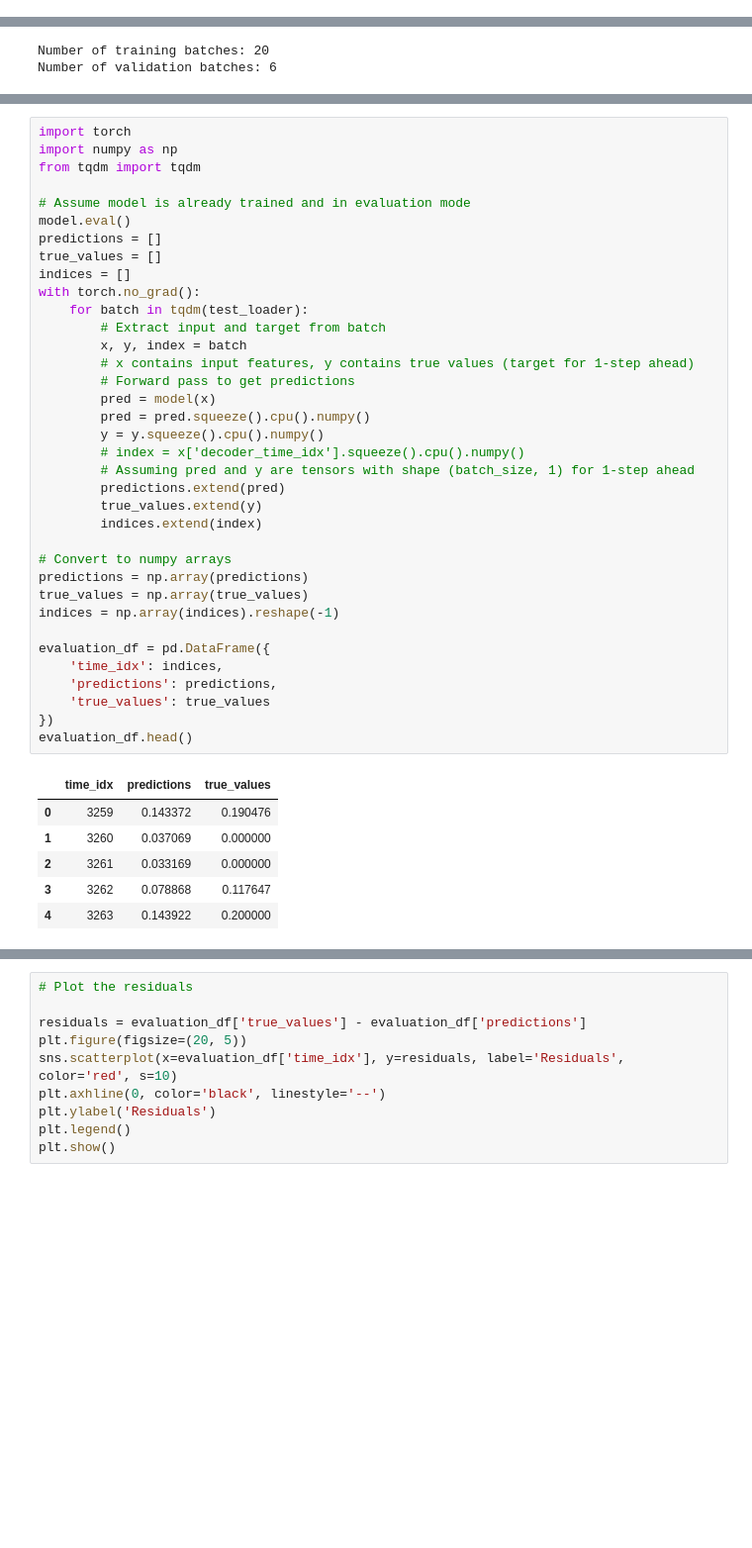
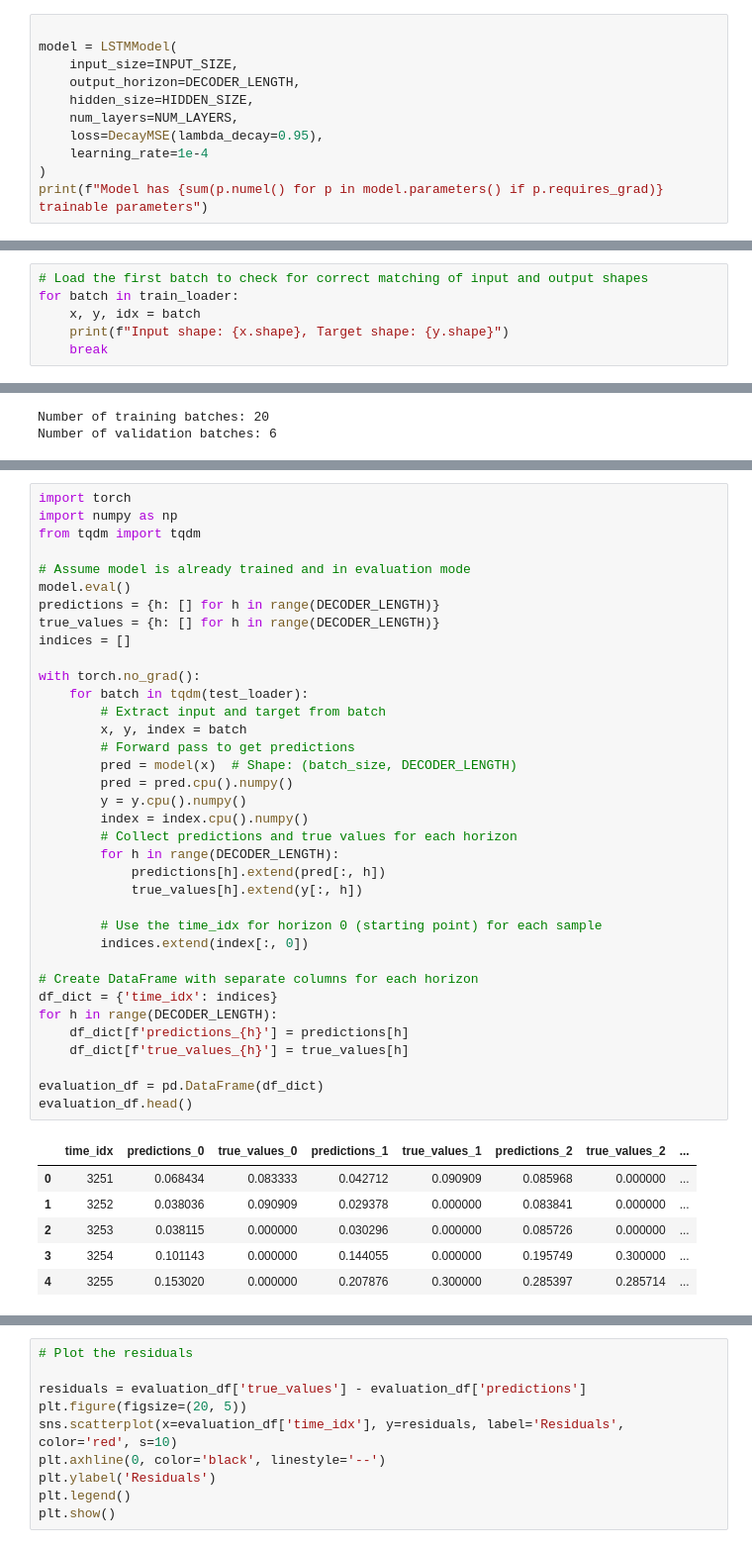
Before and after one commit to chauanphu/pl-forecasting, a Jupyter notebook: LSTM.ipynb, the cells around one changed output, grey strips where cells are left out. Shown at 99% size. Drawn from its saved outputs; the diff is of its cells as text; blank space fills up the shorter version.

```diff
--- a/LSTM.ipynb
+++ b/LSTM.ipynb
@@ -293,0 +310,11 @@ Model has 153153 trainable parameters
+# %%
+
+model = LSTMModel(
+    input_size=INPUT_SIZE,
+    output_horizon=DECODER_LENGTH,
+    hidden_size=HIDDEN_SIZE,
+    num_layers=NUM_LAYERS,
+    loss=DecayMSE(lambda_decay=0.95),
+    learning_rate=1e-4
+)
+print(f"Model has {sum(p.numel() for p in model.parameters() if p.requires_grad)} trainable parameters")
@@ -293,0 +324,6 @@ Model has 153153 trainable parameters
+# %%
+# Load the first batch to check for correct matching of input and output shapes
+for batch in train_loader:
+    x, y, idx = batch
+    print(f"Input shape: {x.shape}, Target shape: {y.shape}")
+    break
@@ -352,46 +392,46 @@ LOCAL_RANK: 0 - CUDA_VISIBLE_DEVICES: [0]
 # %%
 import torch
 import numpy as np
 from tqdm import tqdm
 
 # Assume model is already trained and in evaluation mode
 model.eval()
-predictions = []
-true_values = []
+predictions = {h: [] for h in range(DECODER_LENGTH)}
+true_values = {h: [] for h in range(DECODER_LENGTH)}
 indices = []
+
 with torch.no_grad():
     for batch in tqdm(test_loader):
         # Extract input and target from batch
         x, y, index = batch
-        # x contains input features, y contains true values (target for 1-step ahead)
         # Forward pass to get predictions
-        pred = model(x)
-        pred = pred.squeeze().cpu().numpy()
-        y = y.squeeze().cpu().numpy()
-        # index = x['decoder_time_idx'].squeeze().cpu().numpy()
-        # Assuming pred and y are tensors with shape (batch_size, 1) for 1-step ahead
-        predictions.extend(pred)
-        true_values.extend(y)
-        indices.extend(index)
+        pred = model(x)  # Shape: (batch_size, DECODER_LENGTH)
+        pred = pred.cpu().numpy()
+        y = y.cpu().numpy()
+        index = index.cpu().numpy()
+        # Collect predictions and true values for each horizon
+        for h in range(DECODER_LENGTH):
+            predictions[h].extend(pred[:, h])
+            true_values[h].extend(y[:, h])
 
-# Convert to numpy arrays
-predictions = np.array(predictions)
-true_values = np.array(true_values)
-indices = np.array(indices).reshape(-1)
+        # Use the time_idx for horizon 0 (starting point) for each sample
+        indices.extend(index[:, 0])
 
-evaluation_df = pd.DataFrame({
-    'time_idx': indices,
-    'predictions': predictions,
-    'true_values': true_values
-})
+# Create DataFrame with separate columns for each horizon
+df_dict = {'time_idx': indices}
+for h in range(DECODER_LENGTH):
+    df_dict[f'predictions_{h}'] = predictions[h]
+    df_dict[f'true_values_{h}'] = true_values[h]
+
+evaluation_df = pd.DataFrame(df_dict)
 evaluation_df.head()
 # %% [output]
-|  | time_idx | predictions | true_values |
-| 0 | 3259 | 0.143372 | 0.190476 |
-| 1 | 3260 | 0.037069 | 0.000000 |
-| 2 | 3261 | 0.033169 | 0.000000 |
-| 3 | 3262 | 0.078868 | 0.117647 |
-| 4 | 3263 | 0.143922 | 0.200000 |
+|  | time_idx | predictions_0 | true_values_0 | predictions_1 | true_values_1 | predictions_2 | true_values_2 | ... |
+| 0 | 3251 | 0.068434 | 0.083333 | 0.042712 | 0.090909 | 0.085968 | 0.000000 | ... |
+| 1 | 3252 | 0.038036 | 0.090909 | 0.029378 | 0.000000 | 0.083841 | 0.000000 | ... |
+| 2 | 3253 | 0.038115 | 0.000000 | 0.030296 | 0.000000 | 0.085726 | 0.000000 | ... |
+| 3 | 3254 | 0.101143 | 0.000000 | 0.144055 | 0.000000 | 0.195749 | 0.300000 | ... |
+| 4 | 3255 | 0.153020 | 0.000000 | 0.207876 | 0.300000 | 0.285397 | 0.285714 | ... |
 # %%
 import matplotlib.pyplot as plt
 import seaborn as sns
```
Also changed, not shown: parts of 13 cells of this notebook.
